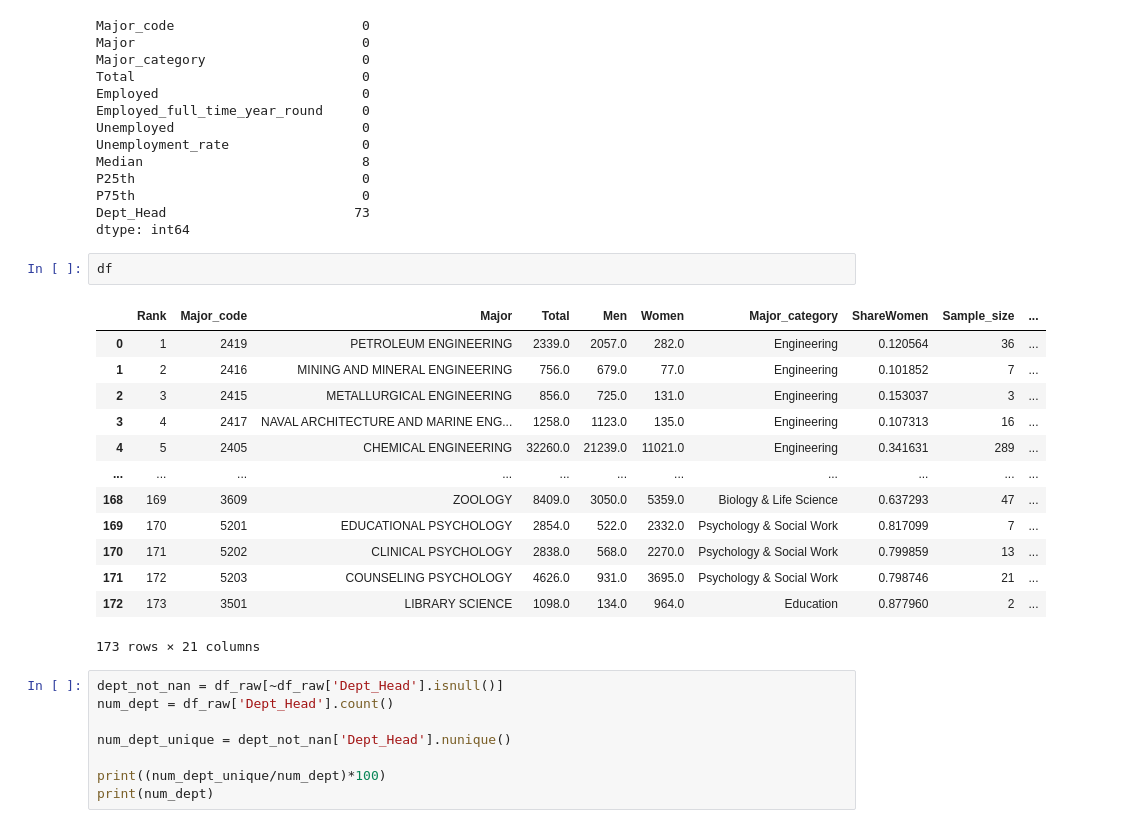
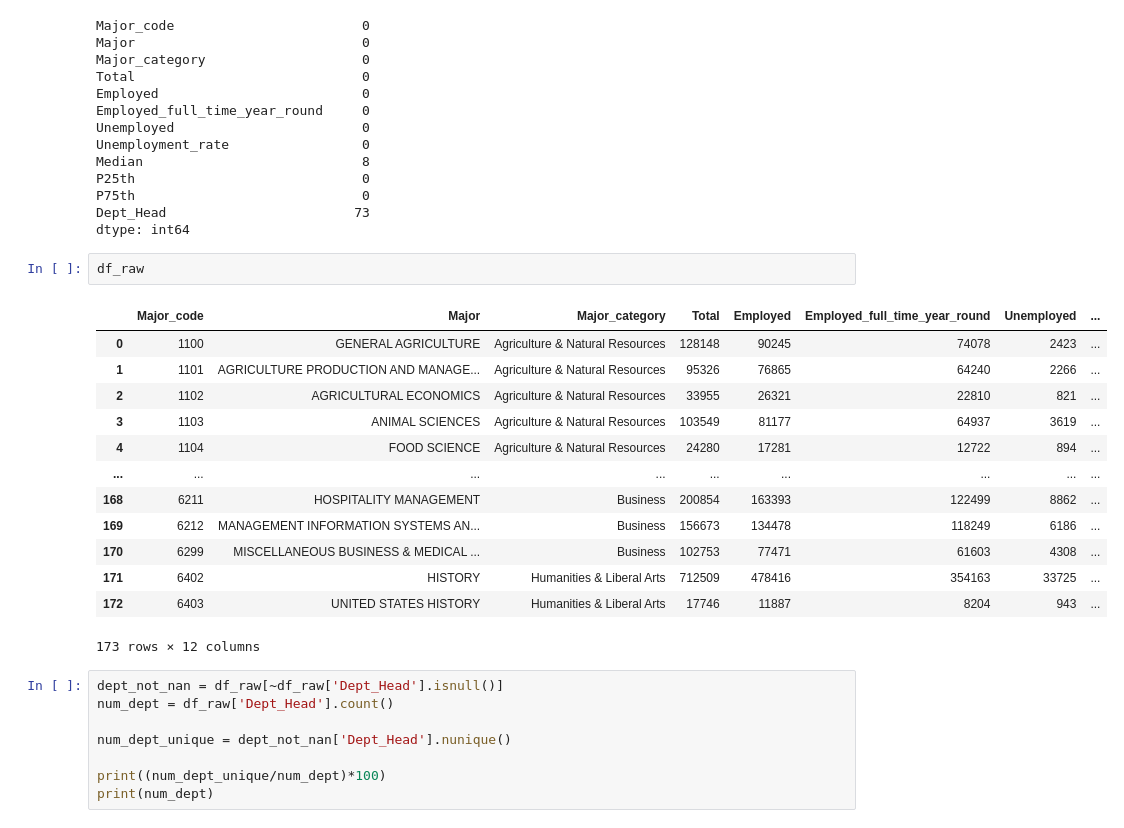
Before and after one commit to PacktPublishing/Building-Data-Science-Solutions-with-Anaconda, a Jupyter notebook: Chapter05/ch_5.ipynb, the cells around one changed output. Saved outputs shown, nothing was run; the diff lists cells and outputs as text.

```diff
--- a/Chapter05/ch_5.ipynb
+++ b/Chapter05/ch_5.ipynb
@@ -114,21 +114,21 @@ P75th                             0
 Dept_Head                        73
 dtype: int64
 # %%
-df
+df_raw
 # %% [output]
-|  | Rank | Major_code | Major | Total | Men | Women | Major_category | ShareWomen | Sample_size | ... |
-| 0 | 1 | 2419 | PETROLEUM ENGINEERING | 2339.0 | 2057.0 | 282.0 | Engineering | 0.120564 | 36 | ... |
-| 1 | 2 | 2416 | MINING AND MINERAL ENGINEERING | 756.0 | 679.0 | 77.0 | Engineering | 0.101852 | 7 | ... |
-| 2 | 3 | 2415 | METALLURGICAL ENGINEERING | 856.0 | 725.0 | 131.0 | Engineering | 0.153037 | 3 | ... |
-| 3 | 4 | 2417 | NAVAL ARCHITECTURE AND MARINE ENG... | 1258.0 | 1123.0 | 135.0 | Engineering | 0.107313 | 16 | ... |
-| 4 | 5 | 2405 | CHEMICAL ENGINEERING | 32260.0 | 21239.0 | 11021.0 | Engineering | 0.341631 | 289 | ... |
-| ... | ... | ... | ... | ... | ... | ... | ... | ... | ... | ... |
-| 168 | 169 | 3609 | ZOOLOGY | 8409.0 | 3050.0 | 5359.0 | Biology & Life Science | 0.637293 | 47 | ... |
-| 169 | 170 | 5201 | EDUCATIONAL PSYCHOLOGY | 2854.0 | 522.0 | 2332.0 | Psychology & Social Work | 0.817099 | 7 | ... |
-| 170 | 171 | 5202 | CLINICAL PSYCHOLOGY | 2838.0 | 568.0 | 2270.0 | Psychology & Social Work | 0.799859 | 13 | ... |
-| 171 | 172 | 5203 | COUNSELING PSYCHOLOGY | 4626.0 | 931.0 | 3695.0 | Psychology & Social Work | 0.798746 | 21 | ... |
-| 172 | 173 | 3501 | LIBRARY SCIENCE | 1098.0 | 134.0 | 964.0 | Education | 0.877960 | 2 | ... |
+|  | Major_code | Major | Major_category | Total | Employed | Employed_full_time_year_round | Unemployed | ... |
+| 0 | 1100 | GENERAL AGRICULTURE | Agriculture & Natural Resources | 128148 | 90245 | 74078 | 2423 | ... |
+| 1 | 1101 | AGRICULTURE PRODUCTION AND MANAGE... | Agriculture & Natural Resources | 95326 | 76865 | 64240 | 2266 | ... |
+| 2 | 1102 | AGRICULTURAL ECONOMICS | Agriculture & Natural Resources | 33955 | 26321 | 22810 | 821 | ... |
+| 3 | 1103 | ANIMAL SCIENCES | Agriculture & Natural Resources | 103549 | 81177 | 64937 | 3619 | ... |
+| 4 | 1104 | FOOD SCIENCE | Agriculture & Natural Resources | 24280 | 17281 | 12722 | 894 | ... |
+| ... | ... | ... | ... | ... | ... | ... | ... | ... |
+| 168 | 6211 | HOSPITALITY MANAGEMENT | Business | 200854 | 163393 | 122499 | 8862 | ... |
+| 169 | 6212 | MANAGEMENT INFORMATION SYSTEMS AN... | Business | 156673 | 134478 | 118249 | 6186 | ... |
+| 170 | 6299 | MISCELLANEOUS BUSINESS & MEDICAL ... | Business | 102753 | 77471 | 61603 | 4308 | ... |
+| 171 | 6402 | HISTORY | Humanities & Liberal Arts | 712509 | 478416 | 354163 | 33725 | ... |
+| 172 | 6403 | UNITED STATES HISTORY | Humanities & Liberal Arts | 17746 | 11887 | 8204 | 943 | ... |
-173 rows × 21 columns
+173 rows × 12 columns
 # %%
 dept_not_nan = df_raw[~df_raw['Dept_Head'].isnull()]
 num_dept = df_raw['Dept_Head'].count()
```
Also changed, not shown: parts of 10 cells of this notebook, 1 other file.
